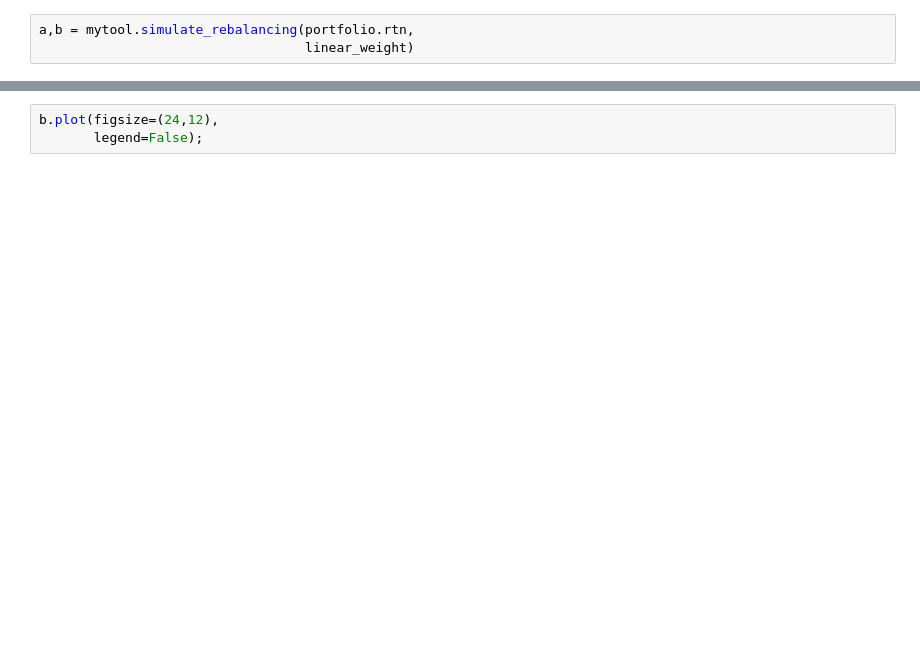
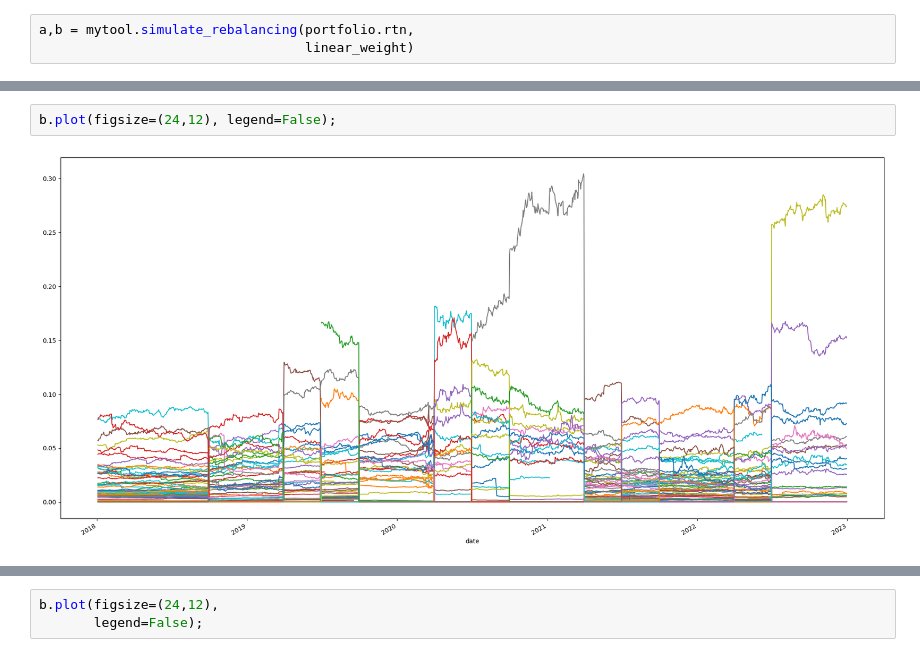
Before and after one commit to Je-Hyeon/Portfolio-Optimization-2023-FR-Project-, a Jupyter notebook: min_variance_pf.ipynb, the cells around one changed output, grey strips where cells are left out. Saved outputs shown, nothing was run; the diff lists cells and outputs as text; blank space fills up the shorter version.

```diff
--- a/min_variance_pf.ipynb
+++ b/min_variance_pf.ipynb
@@ -22,0 +47,4 @@ a,b = mytool.simulate_rebalancing(portfolio.rtn,
+# %%
+b.plot(figsize=(24,12), legend=False);
+# %% [output]
+[figure, added]
```
Also changed, not shown: parts of 4 cells of this notebook, 17 other files.
